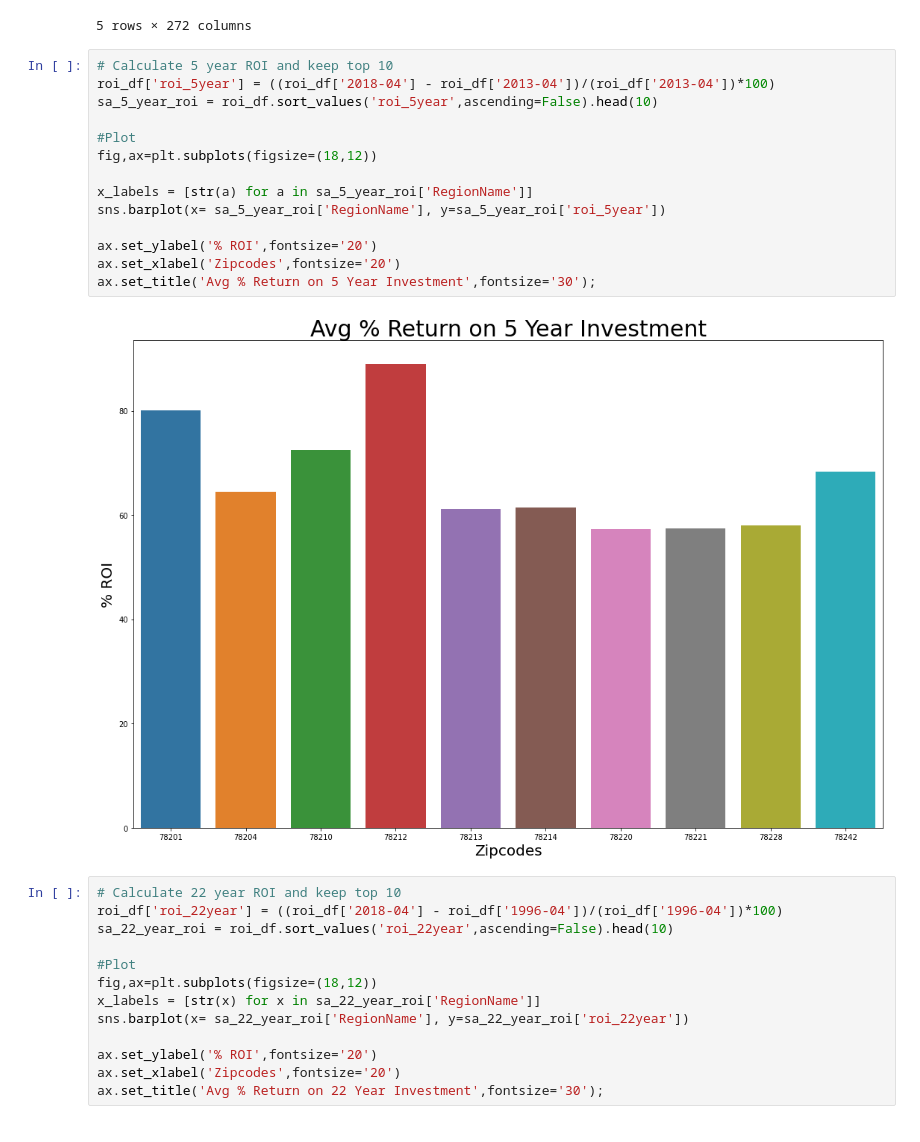
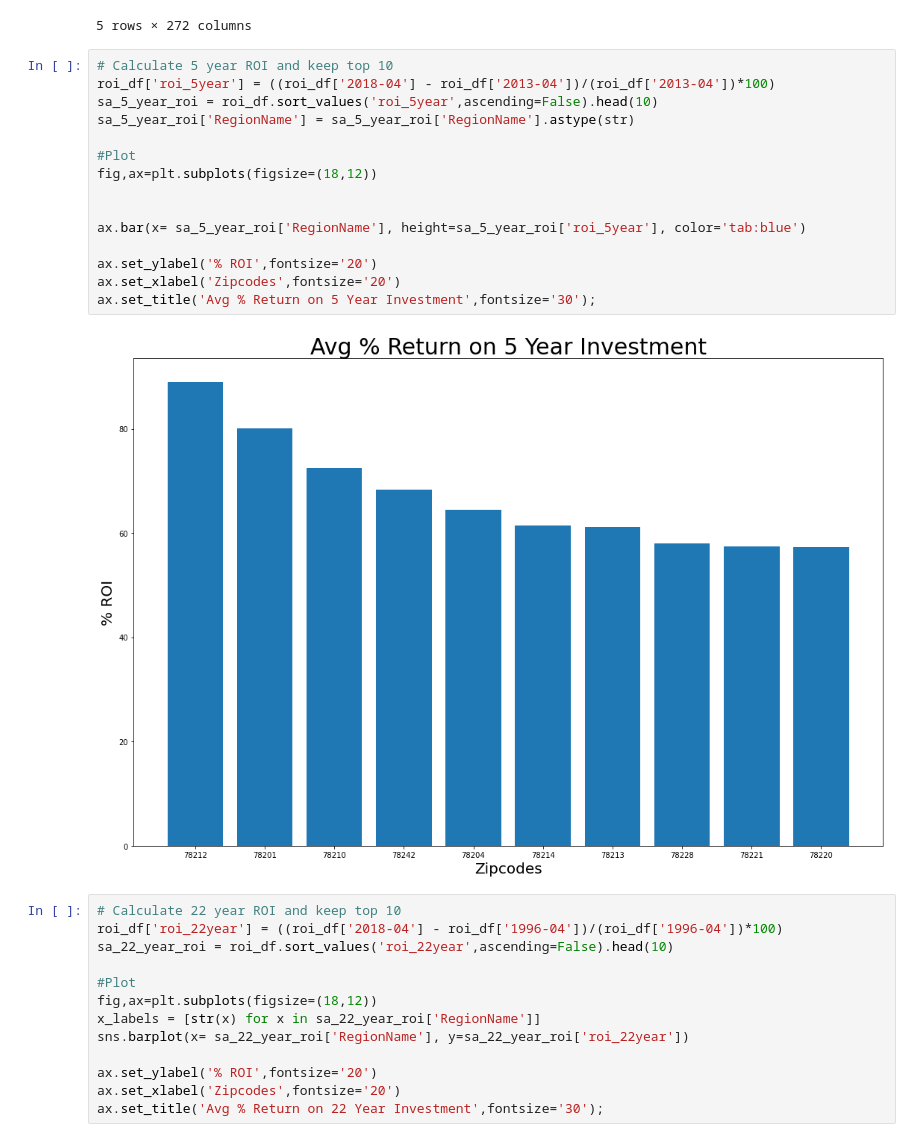
Before and after one commit to meljoy1099/housing-price-forecast-time-series-modeling, a Jupyter notebook: notebook.ipynb, the cells around one changed output. Drawn from its saved outputs; the diff is of its cells as text.

```diff
--- a/notebook.ipynb
+++ b/notebook.ipynb
@@ -138,19 +138,20 @@ roi_df.head()
 # %%
 # Calculate 5 year ROI and keep top 10
 roi_df['roi_5year'] = ((roi_df['2018-04'] - roi_df['2013-04'])/(roi_df['2013-04'])*100)
 sa_5_year_roi = roi_df.sort_values('roi_5year',ascending=False).head(10)
+sa_5_year_roi['RegionName'] = sa_5_year_roi['RegionName'].astype(str)
 
 #Plot
 fig,ax=plt.subplots(figsize=(18,12))
 
-x_labels = [str(a) for a in sa_5_year_roi['RegionName']]
-sns.barplot(x= sa_5_year_roi['RegionName'], y=sa_5_year_roi['roi_5year'])
+
+ax.bar(x= sa_5_year_roi['RegionName'], height=sa_5_year_roi['roi_5year'], color='tab:blue')
 
 ax.set_ylabel('% ROI',fontsize='20')
 ax.set_xlabel('Zipcodes',fontsize='20')
 ax.set_title('Avg % Return on 5 Year Investment',fontsize='30');
 # %% [output]
-[figure, old version]
+[figure, new version]
 # %%
 # Calculate 22 year ROI and keep top 10
 roi_df['roi_22year'] = ((roi_df['2018-04'] - roi_df['1996-04'])/(roi_df['1996-04'])*100)
```
Also changed, not shown: parts of 4 cells of this notebook.
